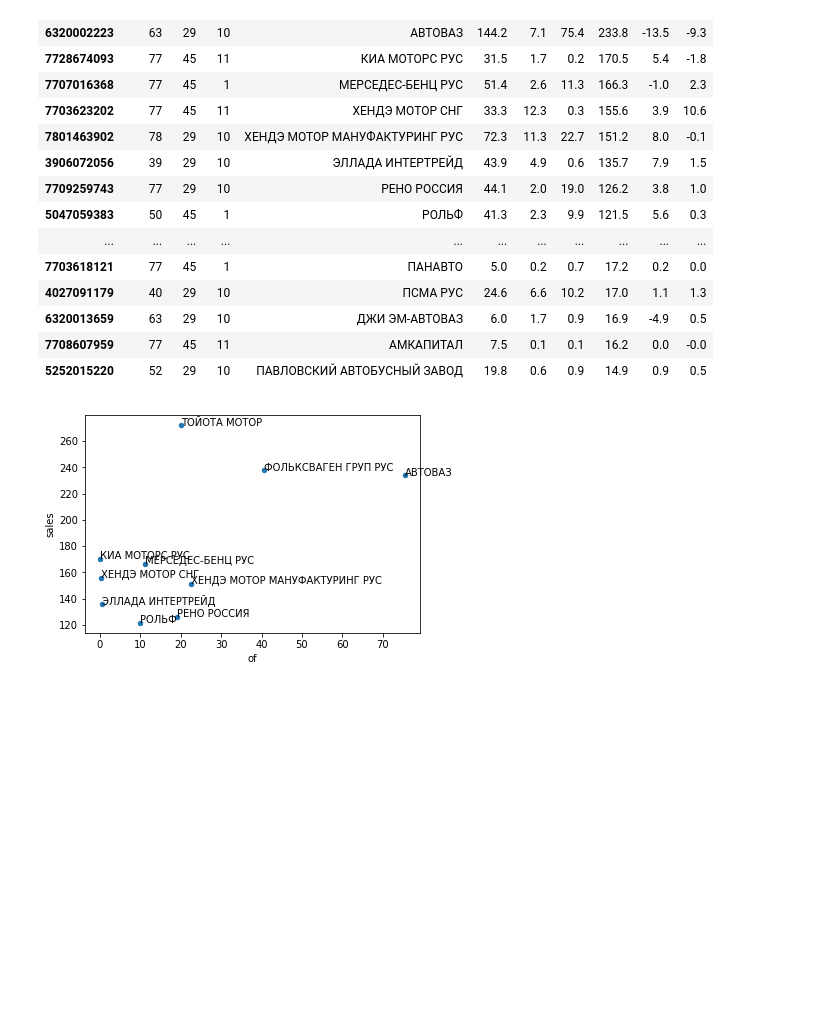
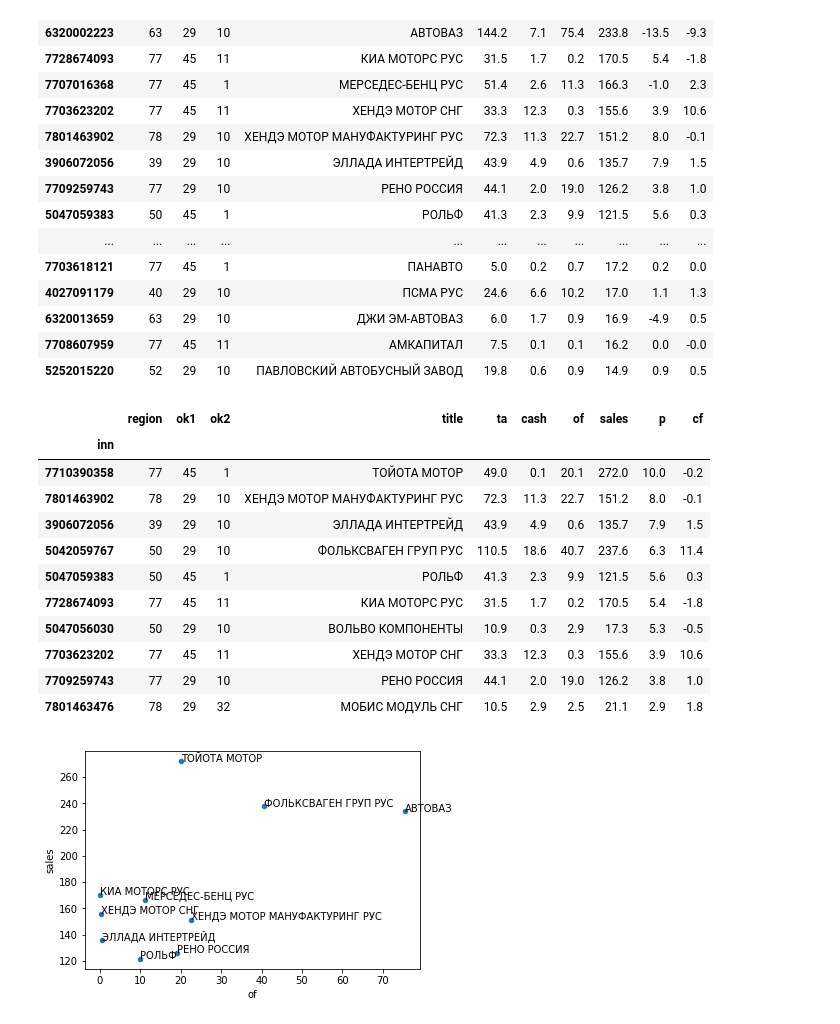
Before and after one commit to ru-corporate/boo-industries, a Jupyter notebook: auto.ipynb, the cells around one changed output. Drawn from its saved outputs; the diff is of its cells as text; code cells hidden in the pictures; blank space fills up the shorter version.

```diff
--- a/auto.ipynb
+++ b/auto.ipynb
@@ -45,6 +45,21 @@ af.head(50)
 | 6320013659 | 63 | 29 | 10 | ДЖИ ЭМ-АВТОВАЗ | 6.0 | 1.7 | 0.9 | 16.9 | -4.9 | 0.5 |
 | 7708607959 | 77 | 45 | 11 | АМКАПИТАЛ | 7.5 | 0.1 | 0.1 | 16.2 | 0.0 | -0.0 |
 | 5252015220 | 52 | 29 | 10 | ПАВЛОВСКИЙ АВТОБУСНЫЙ ЗАВОД | 19.8 | 0.6 | 0.9 | 14.9 | 0.9 | 0.5 |
+# %%
+af.sort_values("p", ascending=False).head(10)
+# %% [output]
+|  | region | ok1 | ok2 | title | ta | cash | of | sales | p | cf |
+| inn |  |  |  |  |  |  |  |  |  |  |
+| 7710390358 | 77 | 45 | 1 | ТОЙОТА МОТОР | 49.0 | 0.1 | 20.1 | 272.0 | 10.0 | -0.2 |
+| 7801463902 | 78 | 29 | 10 | ХЕНДЭ МОТОР МАНУФАКТУРИНГ РУС | 72.3 | 11.3 | 22.7 | 151.2 | 8.0 | -0.1 |
+| 3906072056 | 39 | 29 | 10 | ЭЛЛАДА ИНТЕРТРЕЙД | 43.9 | 4.9 | 0.6 | 135.7 | 7.9 | 1.5 |
+| 5042059767 | 50 | 29 | 10 | ФОЛЬКСВАГЕН ГРУП РУС | 110.5 | 18.6 | 40.7 | 237.6 | 6.3 | 11.4 |
+| 5047059383 | 50 | 45 | 1 | РОЛЬФ | 41.3 | 2.3 | 9.9 | 121.5 | 5.6 | 0.3 |
+| 7728674093 | 77 | 45 | 11 | КИА МОТОРС РУС | 31.5 | 1.7 | 0.2 | 170.5 | 5.4 | -1.8 |
+| 5047056030 | 50 | 29 | 10 | ВОЛЬВО КОМПОНЕНТЫ | 10.9 | 0.3 | 2.9 | 17.3 | 5.3 | -0.5 |
+| 7703623202 | 77 | 45 | 11 | ХЕНДЭ МОТОР СНГ | 33.3 | 12.3 | 0.3 | 155.6 | 3.9 | 10.6 |
+| 7709259743 | 77 | 29 | 10 | РЕНО РОССИЯ | 44.1 | 2.0 | 19.0 | 126.2 | 3.8 | 1.0 |
+| 7801463476 | 78 | 29 | 32 | МОБИС МОДУЛЬ СНГ | 10.5 | 2.9 | 2.5 | 21.1 | 2.9 | 1.8 |
 # %%
 # plotting
 import matplotlib.pyplot as plt
```
Also changed, not shown: parts of 1 cell of this notebook.
